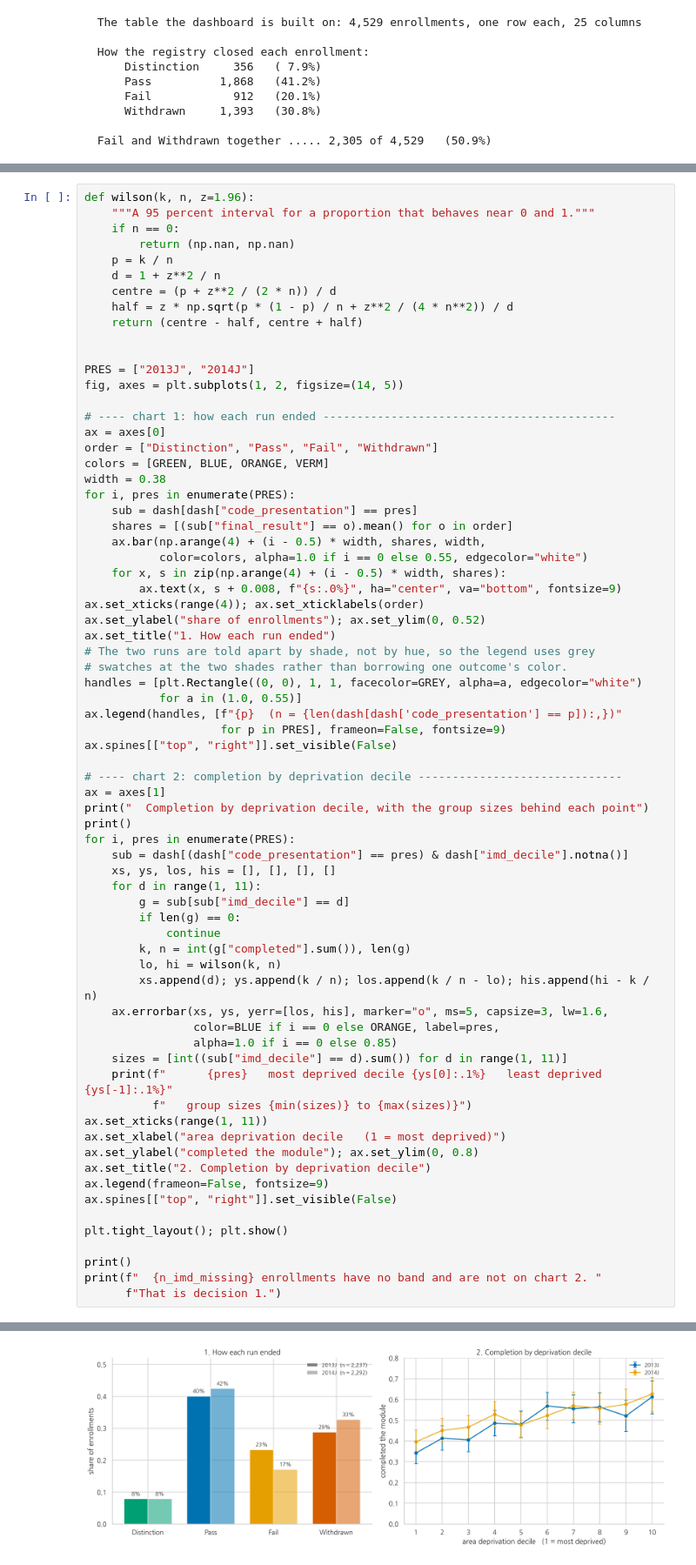
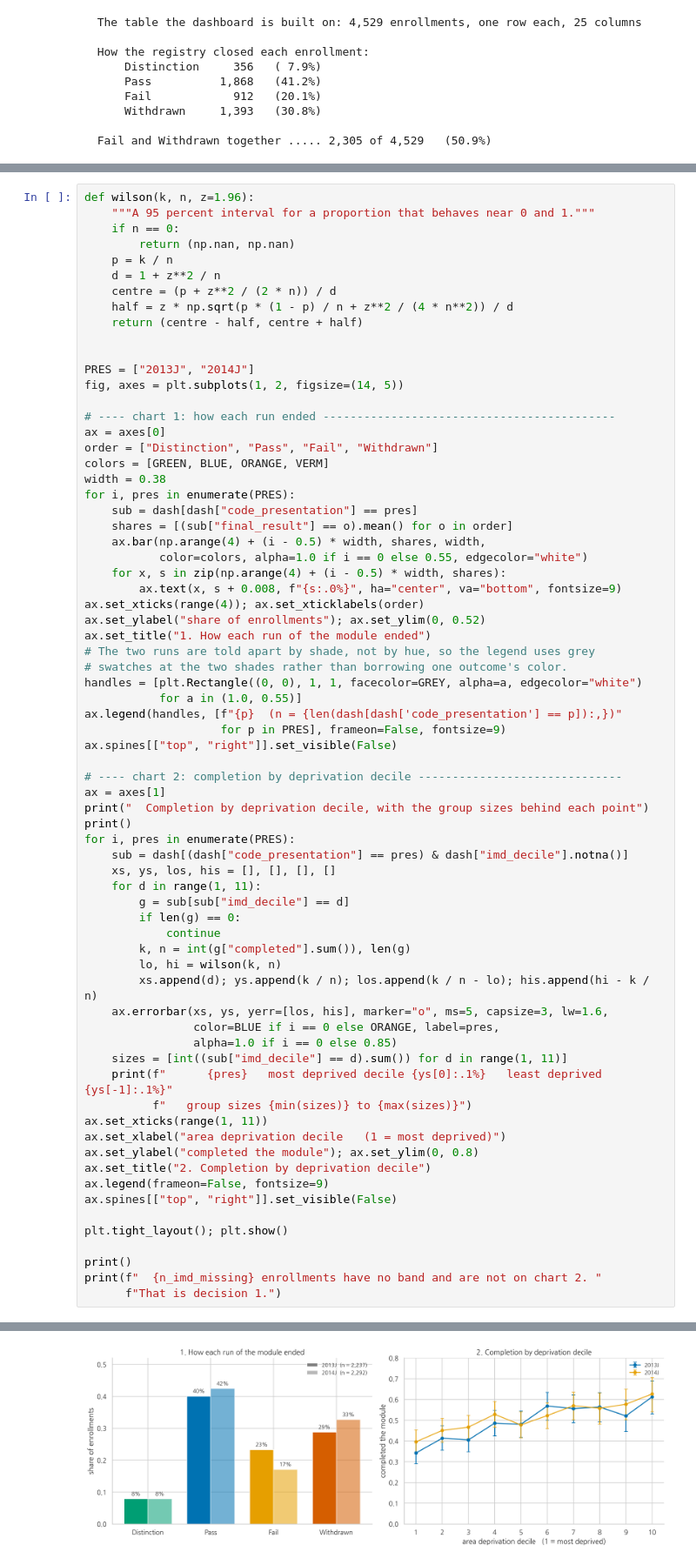
Before and after one commit to HakeoungLee/edis8100-teaching-learning-analytics, a Jupyter notebook: week04-miniproject1-dashboards/week04_teacher_dashboard_30min.ipynb, the cells around one changed output, grey strips where cells are left out. Shown at 87% size. Drawn from its saved outputs; the diff is of its cells as text.

```diff
--- a/week04-miniproject1-dashboards/week04_teacher_dashboard_30min.ipynb
+++ b/week04-miniproject1-dashboards/week04_teacher_dashboard_30min.ipynb
@@ -295,7 +295,7 @@ for i, pres in enumerate(PRES):
         ax.text(x, s + 0.008, f"{s:.0%}", ha="center", va="bottom", fontsize=9)
 ax.set_xticks(range(4)); ax.set_xticklabels(order)
 ax.set_ylabel("share of enrollments"); ax.set_ylim(0, 0.52)
-ax.set_title("1. How each run ended")
+ax.set_title("1. How each run of the module ended")
 # The two runs are told apart by shade, not by hue, so the legend uses grey
 # swatches at the two shades rather than borrowing one outcome's color.
 handles = [plt.Rectangle((0, 0), 1, 1, facecolor=GREY, alpha=a, edgecolor="white")
@@ -314,34 +314,34 @@ for i, pres in enumerate(PRES):
     for d in range(1, 11):
         g = sub[sub["imd_decile"] == d]
         if len(g) == 0:
             continue
         k, n = int(g["completed"].sum()), len(g)
         lo, hi = wilson(k, n)
         xs.append(d); ys.append(k / n); los.append(k / n - lo); his.append(hi - k / n)
     ax.errorbar(xs, ys, yerr=[los, his], marker="o", ms=5, capsize=3, lw=1.6,
                 color=BLUE if i == 0 else ORANGE, label=pres,
                 alpha=1.0 if i == 0 else 0.85)
     sizes = [int((sub["imd_decile"] == d).sum()) for d in range(1, 11)]
     print(f"      {pres}   most deprived decile {ys[0]:.1%}   least deprived {ys[-1]:.1%}"
           f"   group sizes {min(sizes)} to {max(sizes)}")
 ax.set_xticks(range(1, 11))
 ax.set_xlabel("area deprivation decile   (1 = most deprived)")
 ax.set_ylabel("completed the module"); ax.set_ylim(0, 0.8)
 ax.set_title("2. Completion by deprivation decile")
 ax.legend(frameon=False, fontsize=9)
 ax.spines[["top", "right"]].set_visible(False)
 
 plt.tight_layout(); plt.show()
 
 print()
 print(f"  {n_imd_missing} enrollments have no band and are not on chart 2. "
       f"That is decision 1.")
 # %% [output]
   Completion by deprivation decile, with the group sizes behind each point
 
       2013J   most deprived decile 34.2%   least deprived 61.3%   group sizes 142 to 298
       2014J   most deprived decile 39.6%   least deprived 62.7%   group sizes 126 to 302
-[figure, old version]
+[figure, new version]
   29 enrollments have no band and are not on chart 2. That is decision 1.
 # %% [markdown]
 **Let's look at the output.**
```
Also changed, not shown: parts of 3 cells of this notebook, 1 other file.
